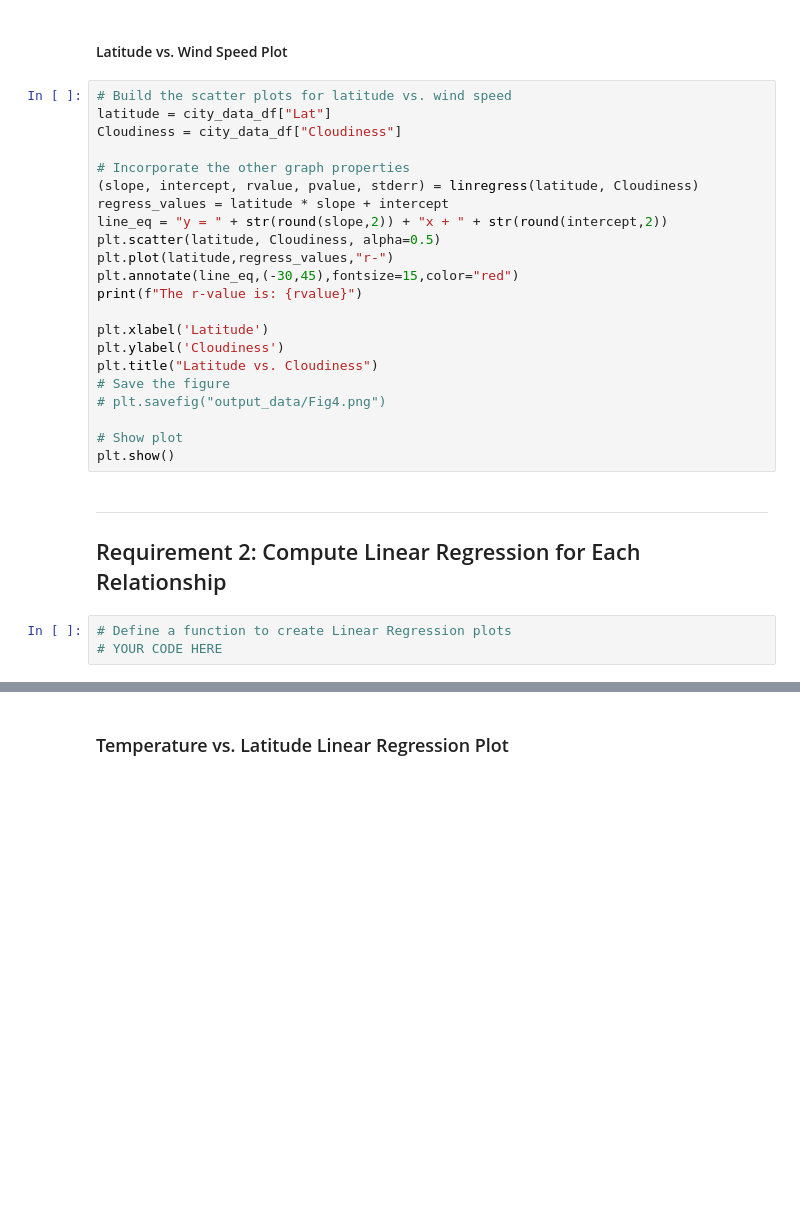
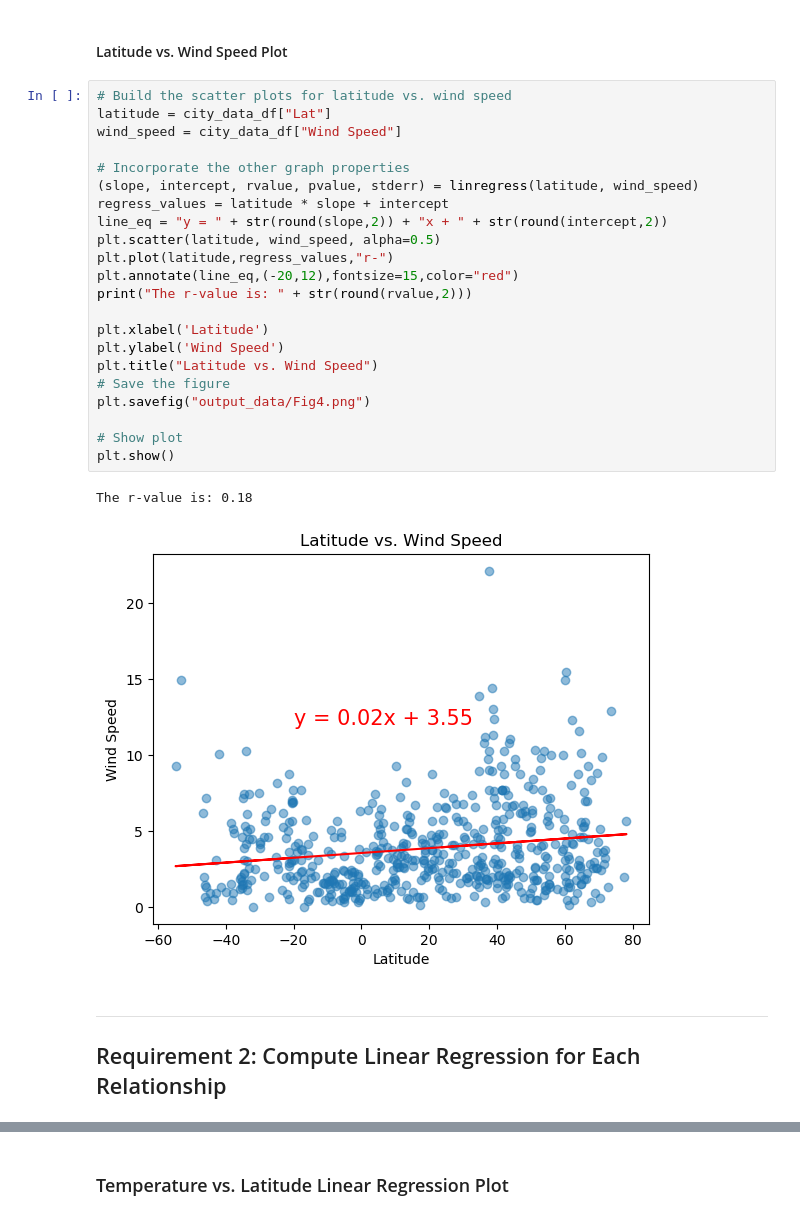
Before and after one commit to sameenshahzad/Python_API_Challenge, a Jupyter notebook: WeatherPy.ipynb, the cells around one changed output, grey strips where cells are left out. Saved outputs shown, nothing was run; the diff lists cells and outputs as text; blank space fills up the shorter version.

```diff
--- a/WeatherPy.ipynb
+++ b/WeatherPy.ipynb
@@ -312,29 +309,29 @@ The r-value is: 0.105401354696494
 # %%
 # Build the scatter plots for latitude vs. wind speed
 latitude = city_data_df["Lat"]
-Cloudiness = city_data_df["Cloudiness"]
+wind_speed = city_data_df["Wind Speed"]
 
 # Incorporate the other graph properties
-(slope, intercept, rvalue, pvalue, stderr) = linregress(latitude, Cloudiness)
+(slope, intercept, rvalue, pvalue, stderr) = linregress(latitude, wind_speed)
 regress_values = latitude * slope + intercept
 line_eq = "y = " + str(round(slope,2)) + "x + " + str(round(intercept,2))
-plt.scatter(latitude, Cloudiness, alpha=0.5)
+plt.scatter(latitude, wind_speed, alpha=0.5)
 plt.plot(latitude,regress_values,"r-")
-plt.annotate(line_eq,(-30,45),fontsize=15,color="red")
-print(f"The r-value is: {rvalue}")
+plt.annotate(line_eq,(-20,12),fontsize=15,color="red")
+print("The r-value is: " + str(round(rvalue,2)))
 
 plt.xlabel('Latitude')
-plt.ylabel('Cloudiness')
-plt.title("Latitude vs. Cloudiness")
+plt.ylabel('Wind Speed')
+plt.title("Latitude vs. Wind Speed")
 # Save the figure
-# plt.savefig("output_data/Fig4.png")
+plt.savefig("output_data/Fig4.png")
 
 # Show plot
 plt.show()
+# %% [output]
+The r-value is: 0.18
+[figure, added]
 # %% [markdown]
 ---
 
 ## Requirement 2: Compute Linear Regression for Each Relationship
-# %%
-# Define a function to create Linear Regression plots
-# YOUR CODE HERE
```
Also changed, not shown: parts of 37 cells of this notebook, 7 other files.
